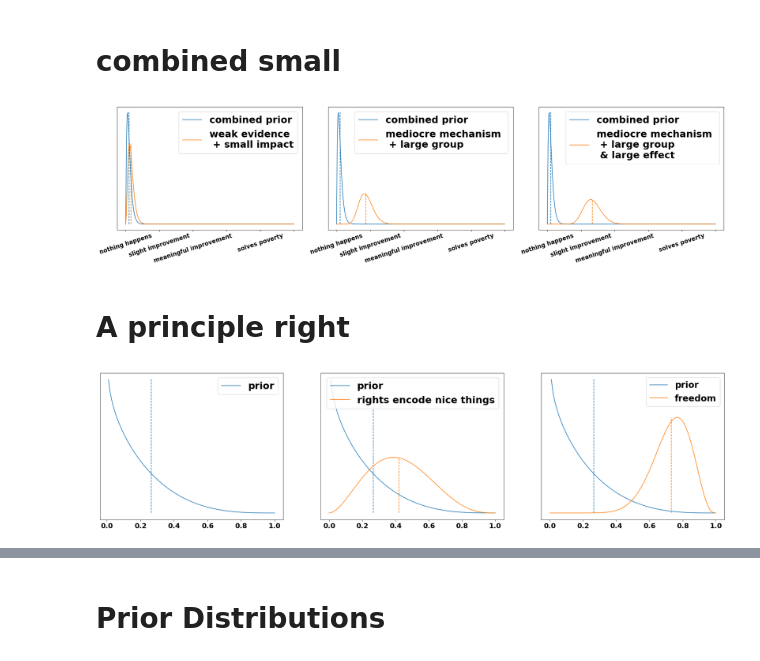
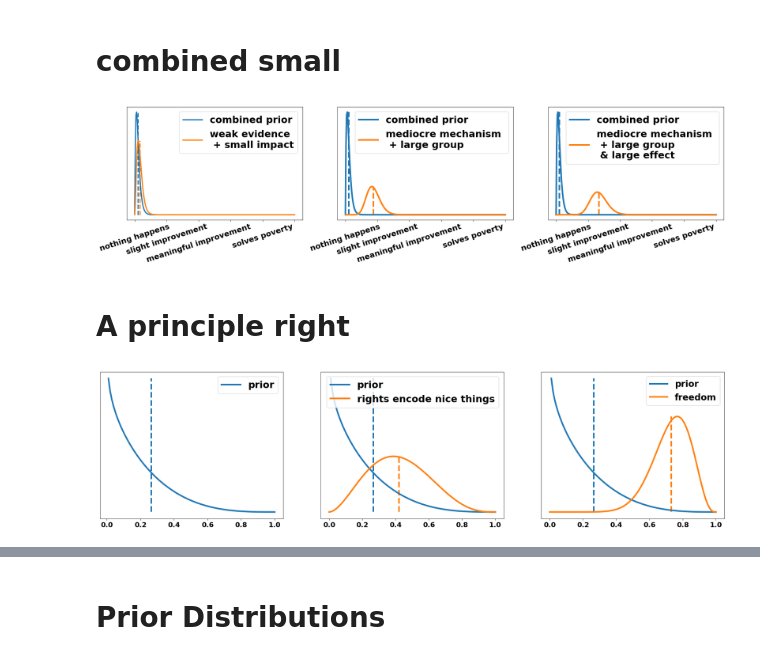
Before and after one commit to mariushobbhahn/mariushobbhahn.github.io, a Jupyter notebook: img/Probabilistic_Judging_1/Probabilistic Judging Part1.ipynb, the cells around one changed output, grey strips where cells are left out. Saved outputs shown, nothing was run; the diff lists cells and outputs as text; code cells hidden in the pictures.

```diff
--- a/img/Probabilistic_Judging_1/Probabilistic Judging Part1.ipynb
+++ b/img/Probabilistic_Judging_1/Probabilistic Judging Part1.ipynb
@@ -467,47 +467,47 @@ plt.show();
 # %%
 fig, axs = plt.subplots(nrows=1, ncols=3, sharex=False, figsize=(23, 6))
 x_labels = ['', 'nothing happens', 'slight improvement', 'meaningful improvement', '', 'solves poverty']
 
 
-fs_tick_labels = 15
+fs_tick_labels = 20
 
-axs[0].plot(x_gamma, gamma_beta_p, label='combined prior')
-axs[0].plot(x_gamma, gamma_beta_1_1, label='weak evidence \n + small impact')
-axs[0].vlines(gb_exp_p*s*g_p, ymin=0, ymax=1*gamma_beta_p.max(), linestyle='dashed', alpha=1, color="#1f77b4")
-axs[0].vlines(gb_exp_1_1*s*g_1, ymin=0, ymax=1*gamma_beta_1_1.max(), linestyle='dashed', alpha=1, color="#ff7f0e")
+axs[0].plot(x_gamma, gamma_beta_p, label='combined prior', linewidth=3)
+axs[0].plot(x_gamma, gamma_beta_1_1, label='weak evidence \n + small impact', linewidth=3)
+axs[0].vlines(gb_exp_p*s*g_p, ymin=0, ymax=1*gamma_beta_p.max(), linestyle='dashed', alpha=1, color="#1f77b4", linewidth=3)
+axs[0].vlines(gb_exp_1_1*s*g_1, ymin=0, ymax=1*gamma_beta_1_1.max(), linestyle='dashed', alpha=1, color="#ff7f0e", linewidth=3)
 axs[0].set_yticklabels([])
 axs[0].set_yticks([])
 axs[0].set_xticklabels(x_labels, fontdict={'fontsize':fs_tick_labels})
 axs[0].legend(prop={'size': 25})
 
-axs[1].plot(x_gamma, gamma_beta_p, label='combined prior')
-axs[1].plot(x_gamma, gamma_beta_3_3, label='mediocre mechanism \n + large group')
-axs[1].vlines(gb_exp_p*s*g_p, ymin=0, ymax=1*gamma_beta_p.max(), linestyle='dashed', alpha=1, color="#1f77b4")
-axs[1].vlines(gb_exp_3_3*s*g_3, ymin=0, ymax=1*gamma_beta_3_3.max(), linestyle='dashed', alpha=1, color="#ff7f0e")
+axs[1].plot(x_gamma, gamma_beta_p, label='combined prior', linewidth=4)
+axs[1].plot(x_gamma, gamma_beta_3_3, label='mediocre mechanism \n + large group', linewidth=4)
+axs[1].vlines(gb_exp_p*s*g_p, ymin=0, ymax=1*gamma_beta_p.max(), linestyle='dashed', alpha=1, color="#1f77b4", linewidth=4)
+axs[1].vlines(gb_exp_3_3*s*g_3, ymin=0, ymax=1*gamma_beta_3_3.max(), linestyle='dashed', alpha=1, color="#ff7f0e", linewidth=4)
 axs[1].set_yticklabels([])
 axs[1].set_yticks([])
 axs[1].set_xticklabels(x_labels, fontdict={'fontsize':fs_tick_labels})
 axs[1].legend(prop={'size': 25})
 
-axs[2].plot(x_gamma, gamma_beta_p, label='combined prior')
-axs[2].plot(x_gamma, gamma_beta_3_5, label='mediocre mechanism \n + large group \n & large effect')
-axs[2].vlines(gb_exp_p*s*g_p, ymin=0, ymax=1*gamma_beta_p.max(), linestyle='dashed', alpha=1, color="#1f77b4")
-axs[2].vlines(gb_exp_3_5*s*g_5, ymin=0, ymax=1*gamma_beta_3_5.max(), linestyle='dashed', alpha=1, color="#ff7f0e")
+axs[2].plot(x_gamma, gamma_beta_p, label='combined prior', linewidth=4)
+axs[2].plot(x_gamma, gamma_beta_3_5, label='mediocre mechanism \n + large group \n & large effect', linewidth=4)
+axs[2].vlines(gb_exp_p*s*g_p, ymin=0, ymax=1*gamma_beta_p.max(), linestyle='dashed', alpha=1, color="#1f77b4", linewidth=4)
+axs[2].vlines(gb_exp_3_5*s*g_5, ymin=0, ymax=1*gamma_beta_3_5.max(), linestyle='dashed', alpha=1, color="#ff7f0e", linewidth=4)
 axs[2].set_yticklabels([])
 axs[2].set_yticks([])
 axs[2].set_xticklabels(x_labels, fontdict={'fontsize':fs_tick_labels})
 axs[2].legend(prop={'size': 25})
 
 for ax in fig.axes:
     plt.sca(ax)
     plt.xticks(rotation=18)
 
 plt.tight_layout()
 plt.savefig('UBI_combined_small.png', dpi=300)
 
 plt.show();
 # %% [output]
-[figure, old version]
+[figure, new version]
 # %% [markdown]
 # A principle right
 # %%
@@ -536,24 +536,24 @@ beta_2_exp_r = a_2_r/(a_2_r+b_2_r)
 #plot it
 fig, axs = plt.subplots(nrows=1, ncols=3, sharex=False, figsize=(23, 6))
 
-axs[0].plot(x, beta_p_r, label='prior')
-axs[0].vlines(beta_p_exp_r, ymin=0, ymax=1*beta_p_r[1], linestyle='dashed', alpha=1, color="#1f77b4")
+axs[0].plot(x, beta_p_r, label='prior', linewidth=4)
+axs[0].vlines(beta_p_exp_r, ymin=0, ymax=1*beta_p_r[1], linestyle='dashed', alpha=1, color="#1f77b4", linewidth=4)
 axs[0].set_yticklabels([])
 axs[0].set_yticks([])
 axs[0].legend(prop={'size': 25})
 
-axs[1].plot(x, beta_p_r, label='prior')
-axs[1].plot(x, beta_1_r, label='rights encode nice things')
-axs[1].vlines(beta_p_exp_r, ymin=0, ymax=1*beta_p_r[1], linestyle='dashed', alpha=1, color="#1f77b4")
-axs[1].vlines(beta_1_exp_r, ymin=0, ymax=1*beta_1_r.max(), linestyle='dashed', alpha=1, color="#ff7f0e")
+axs[1].plot(x, beta_p_r, label='prior', linewidth=4)
+axs[1].plot(x, beta_1_r, label='rights encode nice things', linewidth=4)
+axs[1].vlines(beta_p_exp_r, ymin=0, ymax=1*beta_p_r[1], linestyle='dashed', alpha=1, color="#1f77b4", linewidth=4)
+axs[1].vlines(beta_1_exp_r, ymin=0, ymax=1*beta_1_r.max(), linestyle='dashed', alpha=1, color="#ff7f0e", linewidth=4)
 axs[1].set_yticklabels([])
 axs[1].set_yticks([])
 axs[1].legend(prop={'size': 25})
 
-axs[2].plot(x, beta_p_r, label='prior')
-axs[2].plot(x, beta_2_r, label='freedom')
-axs[2].vlines(beta_p_exp_r, ymin=0, ymax=1*beta_p_r[1], linestyle='dashed', alpha=1, color="#1f77b4")
-axs[2].vlines(beta_2_exp_r, ymin=0, ymax=1*beta_2_r.max(), linestyle='dashed', alpha=1, color="#ff7f0e")
+axs[2].plot(x, beta_p_r, label='prior', linewidth=4)
+axs[2].plot(x, beta_2_r, label='freedom', linewidth=4)
+axs[2].vlines(beta_p_exp_r, ymin=0, ymax=1*beta_p_r[1], linestyle='dashed', alpha=1, color="#1f77b4", linewidth=4)
+axs[2].vlines(beta_2_exp_r, ymin=0, ymax=1*beta_2_r.max(), linestyle='dashed', alpha=1, color="#ff7f0e", linewidth=4)
 axs[2].set_yticklabels([])
 axs[2].set_yticks([])
 axs[2].legend(prop={'size': 23})
@@ -563,7 +563,7 @@ plt.savefig('UBI_truth_right.png', dpi=300)
 
 plt.show();
 # %% [output]
-[figure, old version]
+[figure, new version]
 # %%
 # relevance for right
 # create some right distributions
```
Also changed, not shown: parts of 9 cells of this notebook, 14 other files.
